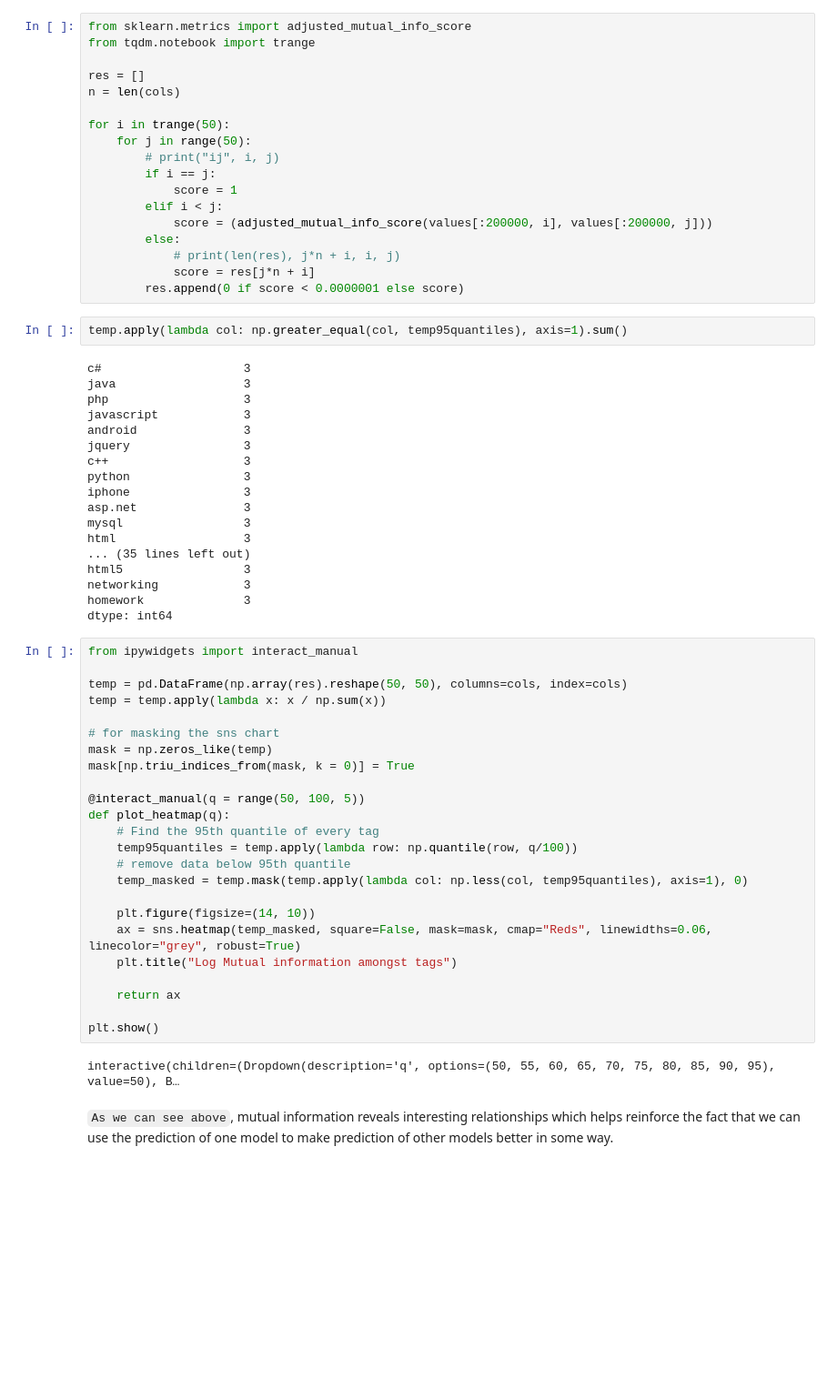
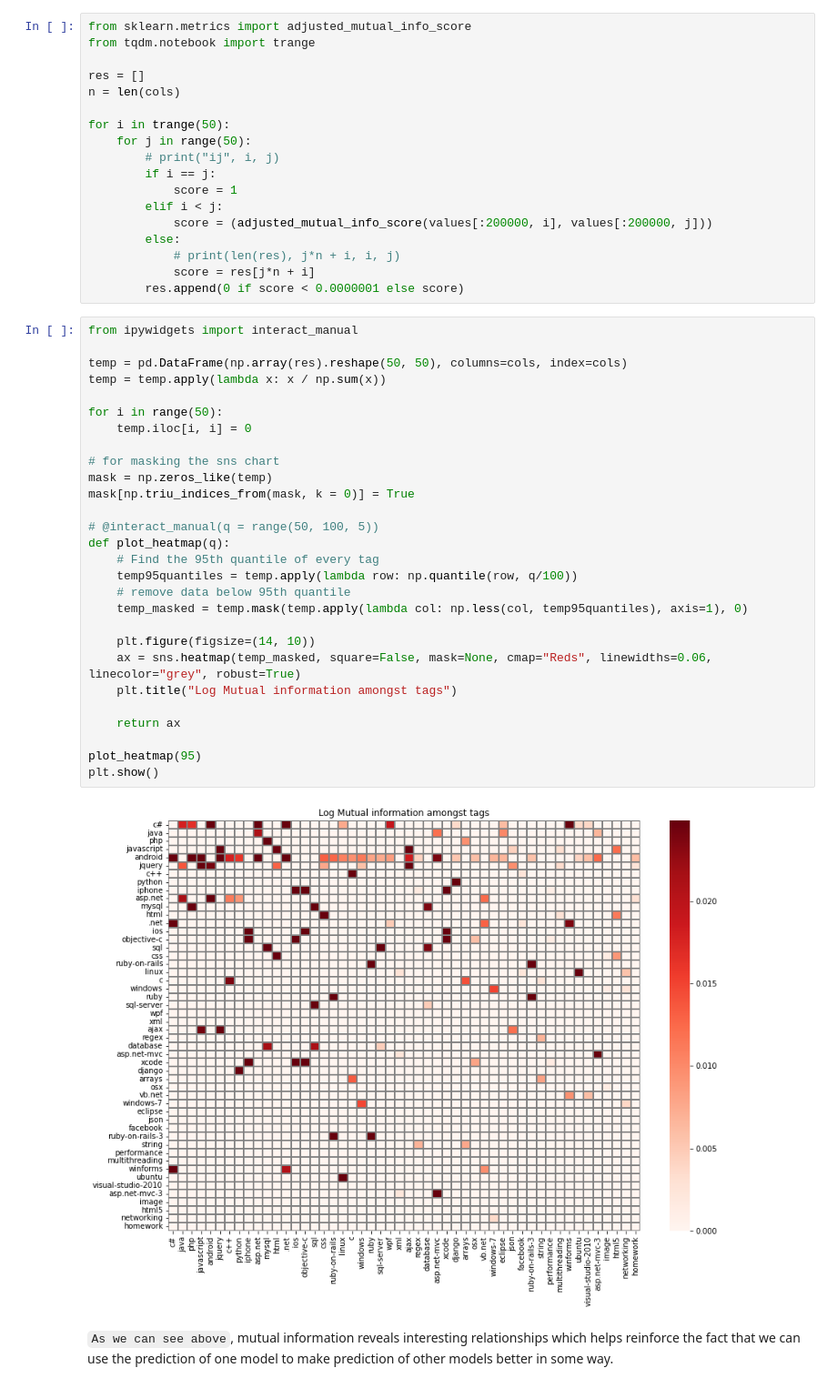
Before and after one commit to k-pulkit/Keywork-Extraction-Kaggle-Stackoverflow, a Jupyter notebook: notebooks/DataExploration.ipynb, the cells around one changed output. Shown at 91% size. Saved outputs shown, nothing was run; the diff lists cells and outputs as text; blank space fills up the shorter version.

```diff
--- a/notebooks/DataExploration.ipynb
+++ b/notebooks/DataExploration.ipynb
@@ -642,52 +672,36 @@ for i in trange(50):
             # print(len(res), j*n + i, i, j)
             score = res[j*n + i]
         res.append(0 if score < 0.0000001 else score)
-# %%
-temp.apply(lambda col: np.greater_equal(col, temp95quantiles), axis=1).sum()
-# %% [output]
-c#                    3
-java                  3
-php                   3
-javascript            3
-android               3
-jquery                3
-c++                   3
-python                3
-iphone                3
-asp.net               3
-mysql                 3
-html                  3
-... (35 lines left out)
-html5                 3
-networking            3
-homework              3
-dtype: int64
 # %%
 from ipywidgets import interact_manual
 
 temp = pd.DataFrame(np.array(res).reshape(50, 50), columns=cols, index=cols)
 temp = temp.apply(lambda x: x / np.sum(x))
 
+for i in range(50):
+    temp.iloc[i, i] = 0
+
 # for masking the sns chart
 mask = np.zeros_like(temp)
 mask[np.triu_indices_from(mask, k = 0)] = True
 
-@interact_manual(q = range(50, 100, 5))
+# @interact_manual(q = range(50, 100, 5))
 def plot_heatmap(q):
     # Find the 95th quantile of every tag
     temp95quantiles = temp.apply(lambda row: np.quantile(row, q/100))
     # remove data below 95th quantile
     temp_masked = temp.mask(temp.apply(lambda col: np.less(col, temp95quantiles), axis=1), 0)
 
     plt.figure(figsize=(14, 10))
-    ax = sns.heatmap(temp_masked, square=False, mask=mask, cmap="Reds", linewidths=0.06, linecolor="grey", robust=True)
+    ax = sns.heatmap(temp_masked, square=False, mask=None, cmap="Reds", linewidths=0.06, linecolor="grey", robust=True)
     plt.title("Log Mutual information amongst tags")
 
     return ax
 
+plot_heatmap(95)
 plt.show()
 # %% [output]
-interactive(children=(Dropdown(description='q', options=(50, 55, 60, 65, 70, 75, 80, 85, 90, 95), value=50), B…
+[figure, added]
 # %% [markdown]
 `As we can see above`, mutual information reveals interesting relationships which helps reinforce the fact that we can use the
 prediction of one model to make prediction of other models better in some way.
```
Also changed, not shown: parts of 8 cells of this notebook, 4 other files.
